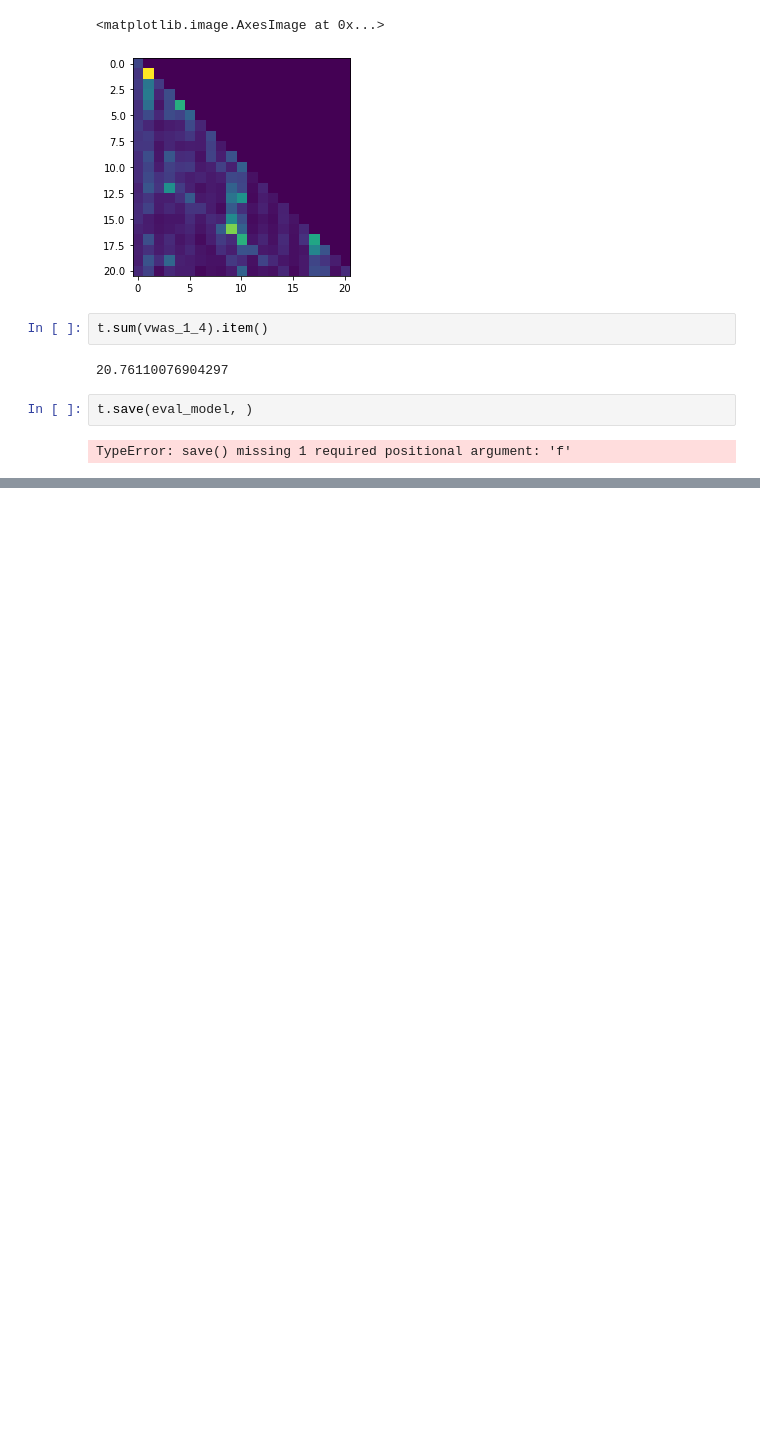
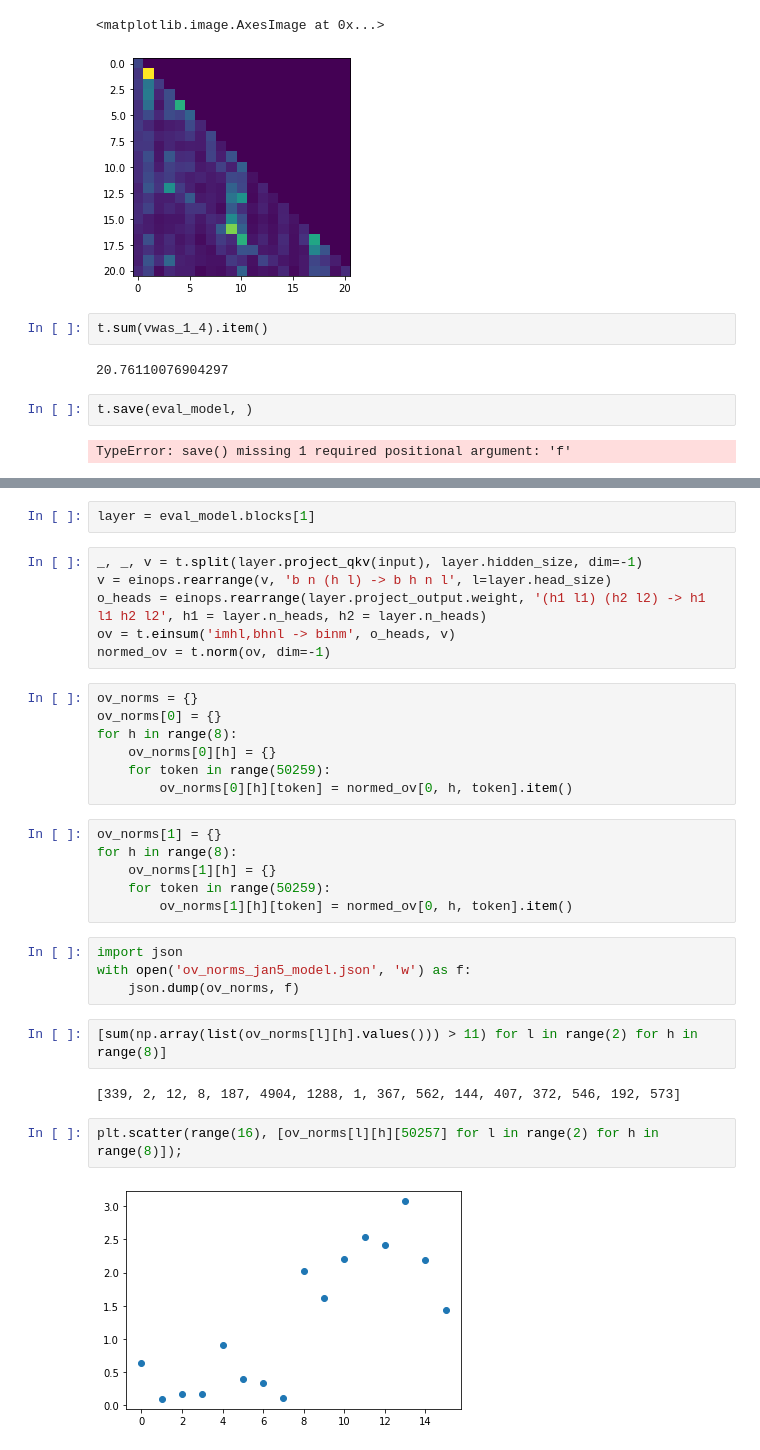
Before and after one commit to gadzin1203/interp-viz, a Jupyter notebook: eval_model.ipynb, the cells around one changed output, grey strips where cells are left out. Saved outputs shown, nothing was run; the diff lists cells and outputs as text; blank space fills up the shorter version.

Commit message:
look at ov norms

```diff
--- a/eval_model.ipynb
+++ b/eval_model.ipynb
@@ -133,0 +139,33 @@ TypeError: save() missing 1 required positional argument: 'f'
+# %%
+layer = eval_model.blocks[1]
+# %%
+_, _, v = t.split(layer.project_qkv(input), layer.hidden_size, dim=-1)
+v = einops.rearrange(v, 'b n (h l) -> b h n l', l=layer.head_size)
+o_heads = einops.rearrange(layer.project_output.weight, '(h1 l1) (h2 l2) -> h1 l1 h2 l2', h1 = layer.n_heads, h2 = layer.n_heads)
+ov = t.einsum('imhl,bhnl -> binm', o_heads, v)
+normed_ov = t.norm(ov, dim=-1)
+# %%
+ov_norms = {}
+ov_norms[0] = {}
+for h in range(8):
+    ov_norms[0][h] = {}
+    for token in range(50259):
+        ov_norms[0][h][token] = normed_ov[0, h, token].item()
+# %%
+ov_norms[1] = {}
+for h in range(8):
+    ov_norms[1][h] = {}
+    for token in range(50259):
+        ov_norms[1][h][token] = normed_ov[0, h, token].item()
+# %%
+import json
+with open('ov_norms_jan5_model.json', 'w') as f:
+    json.dump(ov_norms, f)
+# %%
+[sum(np.array(list(ov_norms[l][h].values())) > 11) for l in range(2) for h in range(8)]
+# %% [output]
+[339, 2, 12, 8, 187, 4904, 1288, 1, 367, 562, 144, 407, 372, 546, 192, 573]
+# %%
+plt.scatter(range(16), [ov_norms[l][h][50257] for l in range(2) for h in range(8)]);
+# %% [output]
+[figure, added]
```
Also changed, not shown: parts of 10 cells of this notebook, 2 other files.
